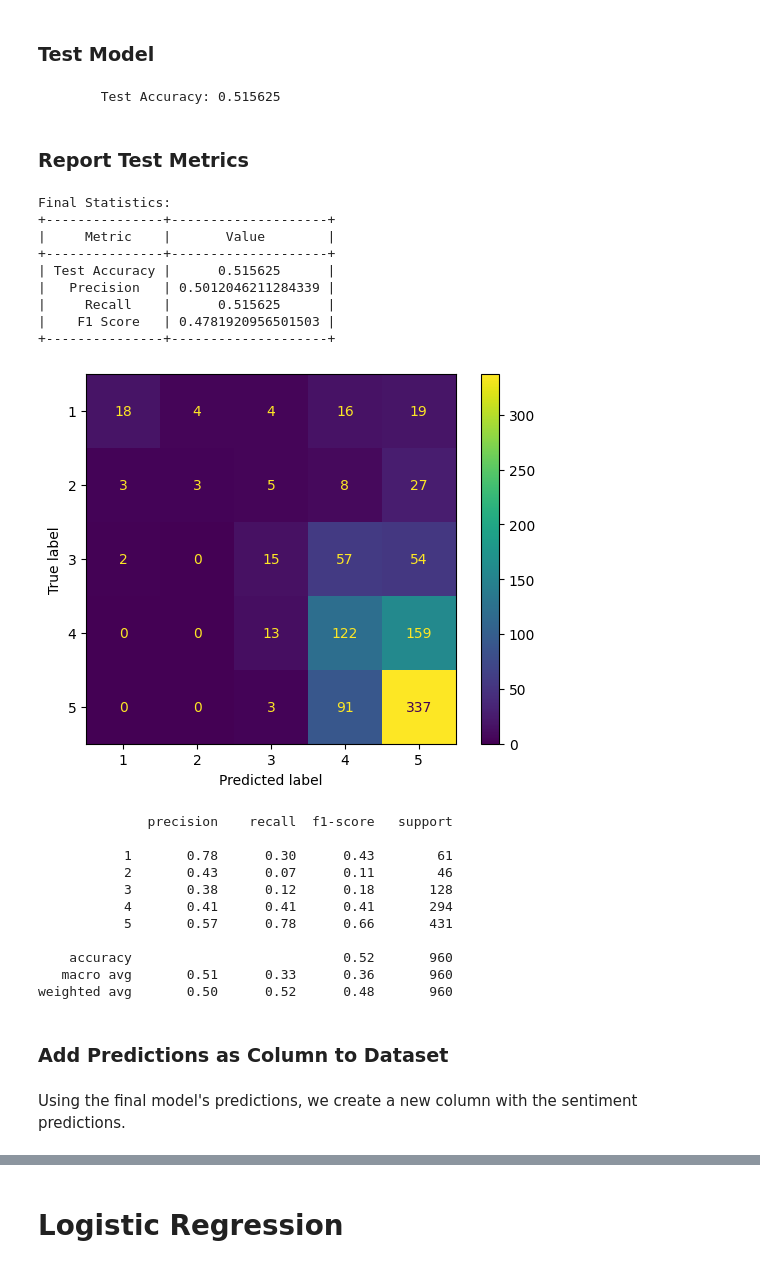
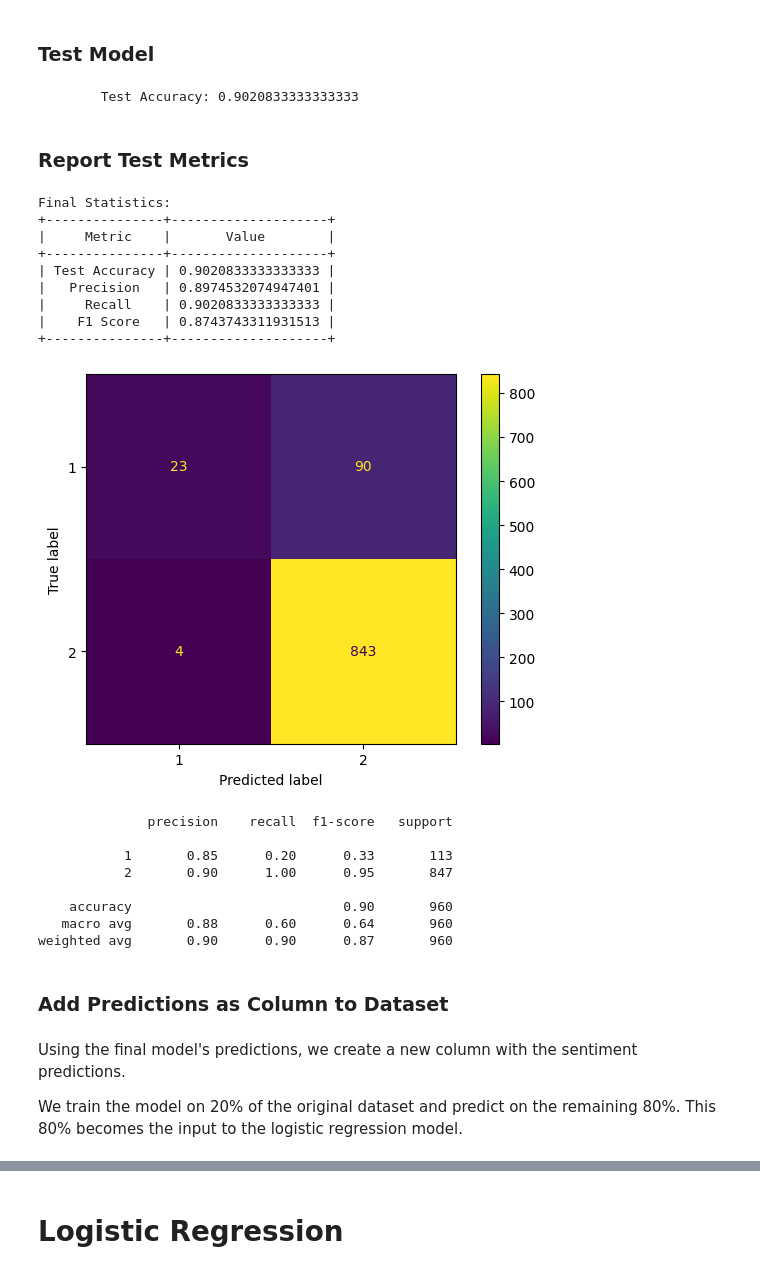
Before and after one commit to kmr6702/Oscars-Predictions-ML-Project, a Jupyter notebook: Code/sentiment_analysis.ipynb, the cells around one changed output, grey strips where cells are left out. Drawn from its saved outputs; the diff is of its cells as text; code cells hidden in the pictures.

Commit message:
Correct overfitting in Sentiment Analysis

```diff
--- a/Code/sentiment_analysis.ipynb
+++ b/Code/sentiment_analysis.ipynb
@@ -806,11 +882,8 @@ import numpy as np
 
 print(f"ROW BEFORE CHANGES: \n{all_movies.iloc[:1]}")
 
-# Update the y values by converting from fractional values into integers
-# We ensure that any rating of 0.5 is converted into a 1, since that is the lowest possible value
-# a class can have.
-# We round down all other fractional values to the nearest possible integer.
-all_movies["sentiment_target"] = np.where(all_movies["rating"] < 1, 1, all_movies["rating"])
+all_movies["sentiment_target"] = np.where(all_movies["rating"] > 2.5, 2, 1)
+
 all_movies["sentiment_target"] = all_movies["sentiment_target"].astype("int32")
 
 print(f"\nROW AFTER CHANGES: \n{all_movies.iloc[:1]}")
@@ -838,8 +911,10 @@ ROW AFTER CHANGES:
 ### Create Train, Validation, and Test sets
 # %%
 from sklearn.model_selection import train_test_split
+from sentence_transformers import SentenceTransformer
 
-X = tokens # X is the tokenized quotes
+
+X = all_movies['quote'] # X is the quotes
 y = all_movies["sentiment_target"] # y is the integer ratings
 
 # Define train and test sets using a 60/20/20 Train, Validation, and Test split.
@@ -849,10 +924,30 @@ X_train, X_val, y_train, y_val = train_test_split(X_train, y_train, test_size=0.
 print('X_train:', X_train.shape, 'X_val:', X_val.shape, 'X_test:', X_test.shape)
 print('y_train:', y_train.shape, 'y_val:', y_val.shape, 'y_test:', y_test.shape)
 
-X_train_svm = X_train
-X_val_svm = X_val
-X_test_svm = X_test
 
+# Use a pre-trained sentence transformer model to tokenize the quotes.
+# We reference this link: https://machinelearningmastery.com/llm-embeddings-vs-tf-idf-vs-bag-of-words-which-works-better-in-scikit-learn/
+embedding_model = SentenceTransformer('all-MiniLM-L6-v2')
+
+X_train_svm = embedding_model.encode(
+    X_train.tolist(),
+    show_progress_bar=True,
+    batch_size=32
+)
+
+X_val_svm = embedding_model.encode(
+    X_val.tolist(),
+    show_progress_bar=True,
+    batch_size=32
+)
+
+X_test_svm = embedding_model.encode(
+    X_test.tolist(),
+    show_progress_bar=True,
+    batch_size=32
+)
+
+# The targets remain unchanged
 y_train_svm = y_train
 y_val_svm = y_val
 y_test_svm = y_test
@@ -961,7 +1041,7 @@ from sklearn.metrics import recall_score
 from sklearn.metrics import f1_score
 
 # Train model using optimal parameters
-svm = SVC(C = 1, kernel = 'linear', random_state = 35)
+svm = SVC(C = 0.8, kernel = 'poly', degree=2, random_state = 35)
 svm = svm.fit(X_train_svm, y_train_svm)
 
 # Test model
@@ -974,7 +1054,7 @@ precision_svm = precision_score(y_test_svm, test_prediction, average='weighted')
 recall_svm = recall_score(y_test_svm, test_prediction, average='weighted')
 f1_svm = f1_score(y_test_svm, test_prediction, average='weighted')
 # %% [output]
-        Test Accuracy: 0.515625
+        Test Accuracy: 0.9020833333333333
 # %% [markdown]
 ### Report Test Metrics
 # %%
@@ -993,40 +1073,39 @@ Final Statistics:
 +---------------+--------------------+
 |     Metric    |       Value        |
 +---------------+--------------------+
-| Test Accuracy |      0.515625      |
-|   Precision   | 0.5012046211284339 |
-|     Recall    |      0.515625      |
-|    F1 Score   | 0.4781920956501503 |
+| Test Accuracy | 0.9020833333333333 |
+|   Precision   | 0.8974532074947401 |
+|     Recall    | 0.9020833333333333 |
+|    F1 Score   | 0.8743743311931513 |
 +---------------+--------------------+
 # %%
 from sklearn.metrics import confusion_matrix
 from sklearn import metrics
 import matplotlib.pyplot as plt
 
 # Code adapted from this link: https://www.w3schools.com/python/python_ml_confusion_matrix.asp
 cm = confusion_matrix(y_test_svm, test_prediction)
-cm_display = metrics.ConfusionMatrixDisplay(confusion_matrix = cm, display_labels = ['1', '2', '3', '4', '5'])
+cm_display = metrics.ConfusionMatrixDisplay(confusion_matrix = cm, display_labels = ['1', '2'])
 cm_display.plot()
 plt.show()
 # %% [output]
-[figure, old version]
+[figure, new version]
 # %%
 from sklearn.metrics import classification_report
 
-print(classification_report(y_test_svm, test_prediction, target_names=['1', '2', '3', '4', '5']))
+print(classification_report(y_test_svm, test_prediction, target_names=['1', '2']))
 # %% [output]
               precision    recall  f1-score   support
 
-           1       0.78      0.30      0.43        61
-           2       0.43      0.07      0.11        46
-           3       0.38      0.12      0.18       128
-           4       0.41      0.41      0.41       294
-           5       0.57      0.78      0.66       431
+           1       0.85      0.20      0.33       113
+           2       0.90      1.00      0.95       847
 
-    accuracy                           0.52       960
-   macro avg       0.51      0.33      0.36       960
-weighted avg       0.50      0.52      0.48       960
+    accuracy                           0.90       960
+   macro avg       0.88      0.60      0.64       960
+weighted avg       0.90      0.90      0.87       960
 # %% [markdown]
 ### Add Predictions as Column to Dataset
 # %% [markdown]
 Using the final model's predictions, we create a new column with the sentiment predictions.
+
+We train the model on 20% of the original dataset and predict on the remaining 80%. This 80% becomes the input to the logistic regression model.
```
Also changed, not shown: parts of 28 cells of this notebook.
